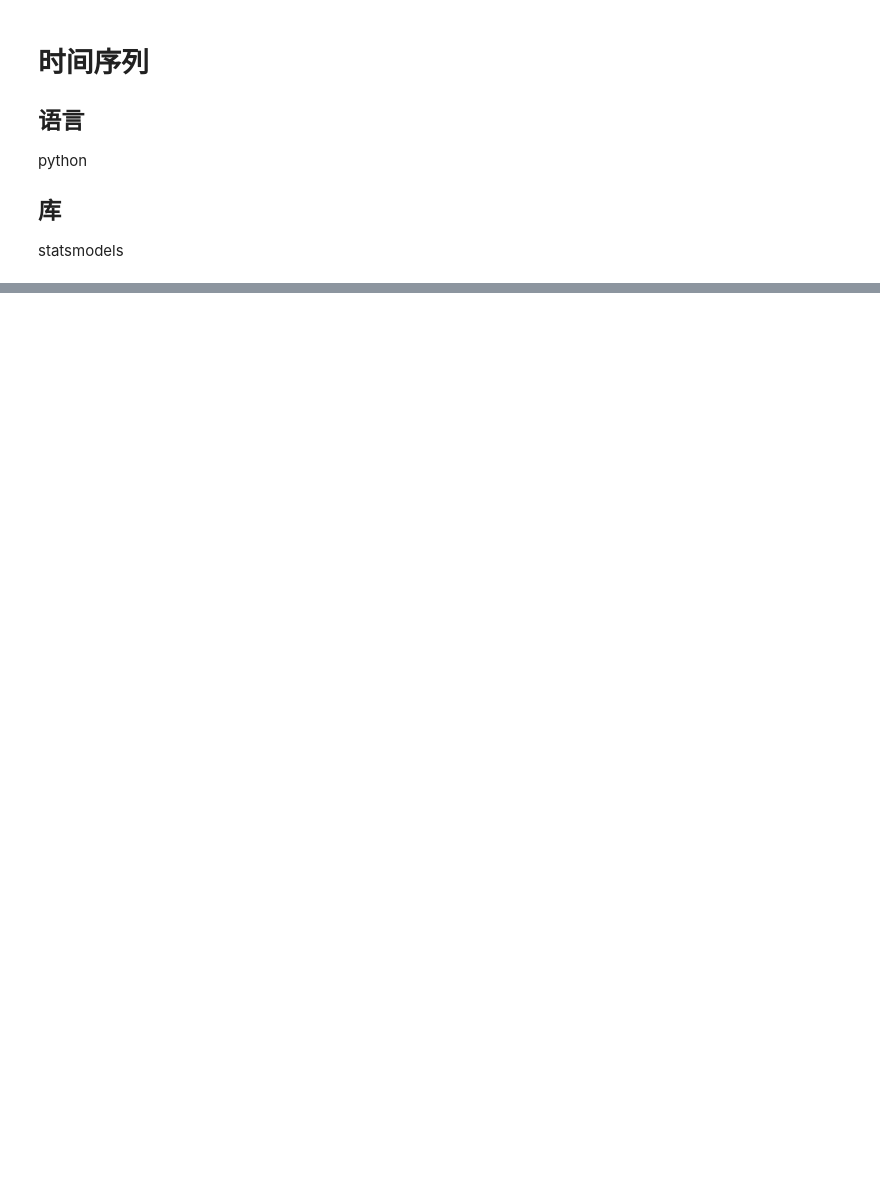
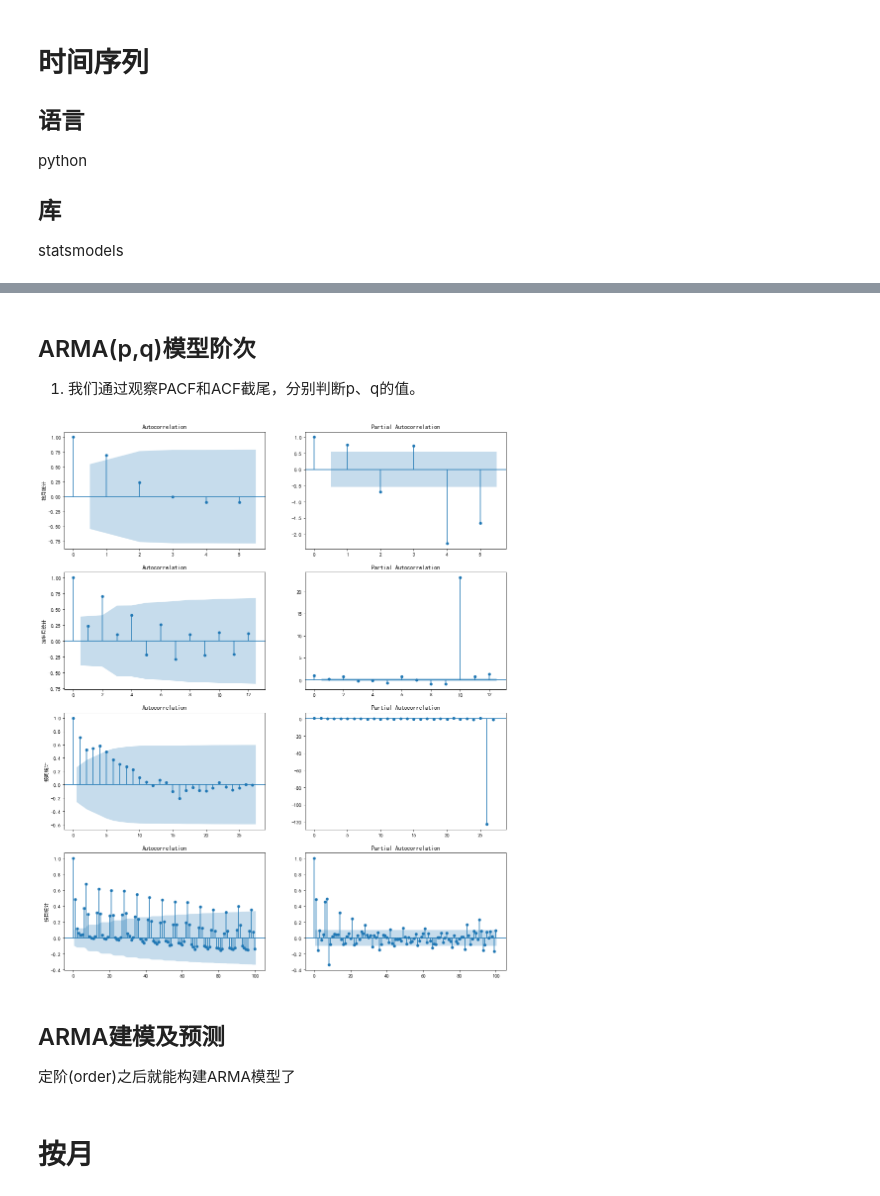
Before and after one commit to thales-ucas/realty, a Jupyter notebook: arma.ipynb, the cells around one changed output, grey strips where cells are left out. Saved outputs shown, nothing was run; the diff lists cells and outputs as text; code cells hidden in the pictures; blank space fills up the shorter version.

```diff
--- a/arma.ipynb
+++ b/arma.ipynb
@@ -167,0 +155,38 @@ plt.show()
+# %% [markdown]
+## ARMA(p,q)模型阶次
+
+
+1. 我们通过观察PACF和ACF截尾，分别判断p、q的值。
+# %%
+def showAcf():
+    fig, axes = plt.subplots(4, 2, figsize=(16, 20))
+    arr = [('按月统计', monthdf), ('按半月统计', semidf), ('按周统计', weekdf), ('按日统计', daydf)]
+    res = []
+    for index,data in enumerate(arr):
+        df = data[1]
+
+        num = df.shape[0]
+        # nlags = math.floor(num/2) - 1
+        # if nlags > 20:
+        #     nlags = 20
+        # lag_acf = acf(df, nlags=nlags)
+        # lag_pacf = pacf(df, nlags=nlags, method='ols')
+
+        lags = math.floor(num/2) - 1
+        if lags > 100:
+            lags = 100
+        plot_acf(df['总量'], lags=lags, ax=axes[index, 0])
+        plot_pacf(df['总量'], lags=lags, ax=axes[index, 1])
+
+        axes[index, 0].set_ylabel(data[0])
+    plt.show()
+showAcf()
+# %% [output]
+[figure, added]
+# %% [markdown]
+## ARMA建模及预测
+
+
+定阶(order)之后就能构建ARMA模型了
+# %% [markdown]
+# 按月
```
Also changed, not shown: parts of 42 cells of this notebook, 1 other file.
